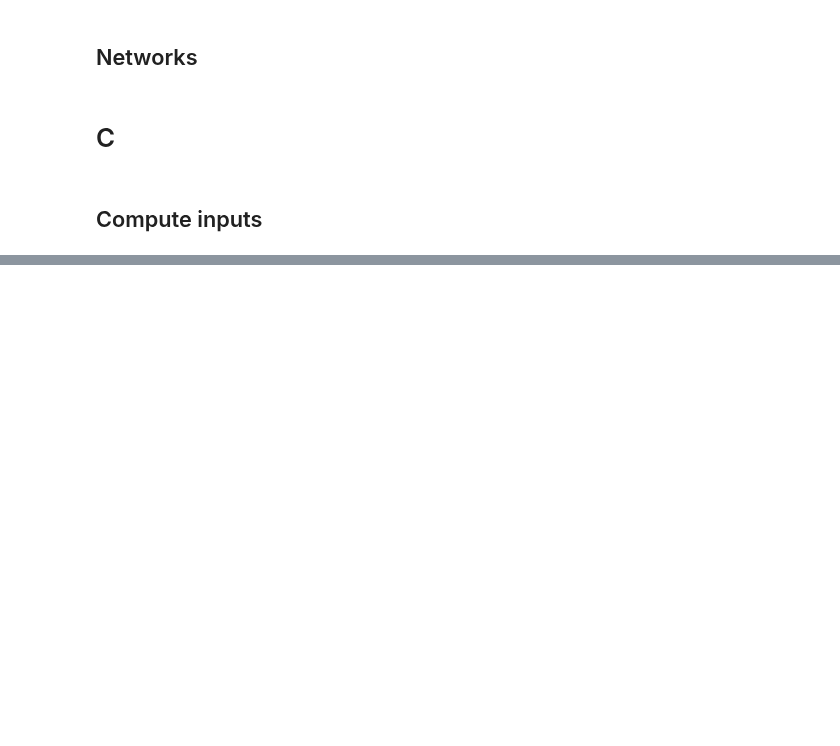
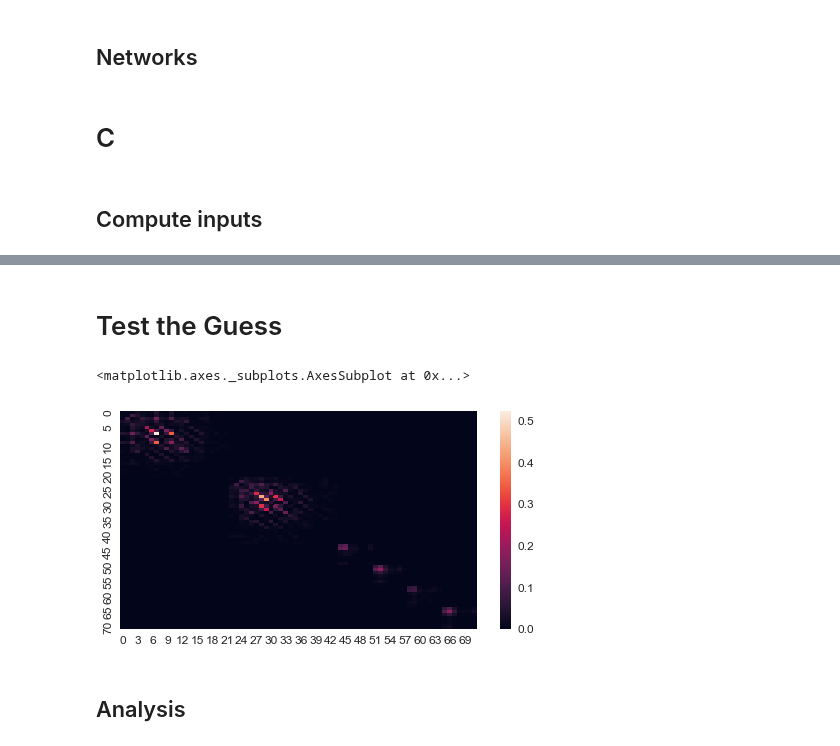
Before and after one commit to jcartus/SCFInitialGuess, a Jupyter notebook: thesis/notebooks/ParticleNumberIndependent/CenterBlocks.ipynb, the cells around one changed output, grey strips where cells are left out. Drawn from its saved outputs; the diff is of its cells as text; code cells hidden in the pictures; blank space fills up the shorter version.

Commit message:
CHG: added analysis of new guess.

```diff
--- a/thesis/notebooks/ParticleNumberIndependent/CenterBlocks.ipynb
+++ b/thesis/notebooks/ParticleNumberIndependent/CenterBlocks.ipynb
@@ -280,0 +232,2 @@ model_C.summary()
+# %%
+name_H = "model_H_" + postfix + ".h5"
@@ -280,0 +266,48 @@ model_C.summary()
+# %% [markdown]
+# Test the Guess
+# %%
+model_C = keras.models.load_model(path + name_C)
+model_H = keras.models.load_model(path + name_H)
+
+networks = {
+    "C": model_C,
+    "H": model_H
+}
+# %%
+from SCFInitialGuess.utilities.dataset import reconstruct_from_triu
+from SCFInitialGuess.utilities.constants import number_of_basis_functions as N_BASIS
+from pyscf.scf.hf import init_guess_by_wolfsberg_helmholtz
+
+
+def init_guess_by_ann(mol, descriptor):
+
+    p  = init_guess_by_wolfsberg_helmholtz(mol.get_pyscf_molecule()).copy() # TODO set up my own GWH in SCFInitialGuess
+
+    for atom_index, atom in enumerate(mol.species):
+
+        mask = mol.make_atom_mask(atom_index)
+
+
+        G = descriptor.calculate_atom_descriptor(
+            atom_index,
+            mol,
+            descriptor.number_of_descriptors
+        )
+
+        #f(G)
+        f = networks[atom].predict(G.reshape(1, -1))
+
+        f_batch = reconstruct_from_triu(
+            f,
+            N_BASIS[mol.basis][atom]
+        )
+
+        p[mask] = f_batch.flatten()
+
+    return p
+# %%
+sns.heatmap(np.abs(init_guess_by_ann(molecules[2][0], descriptor) \
+                   - init_guess_by_wolfsberg_helmholtz(molecules[2][0].get_pyscf_molecule())))
+# %% [output]
+<matplotlib.axes._subplots.AxesSubplot at 0x...>
+[figure, added]
@@ -280,0 +318,2 @@ model_C.summary()
+# %% [markdown]
+## Analysis
```
Also changed, not shown: parts of 22 cells of this notebook.
